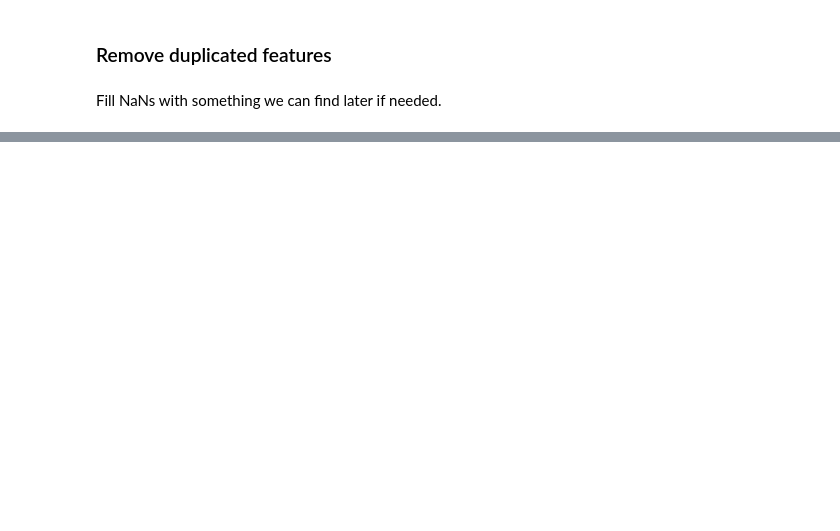
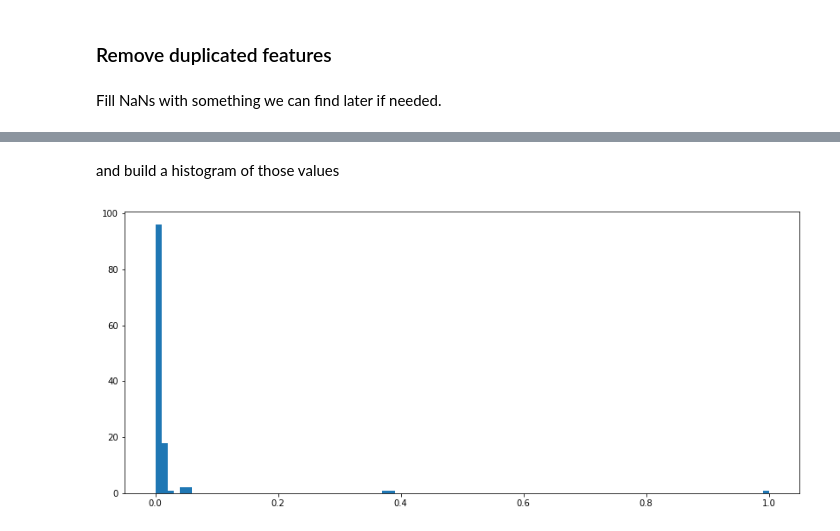
Before and after one commit to ChongFF/competitions, a Jupyter notebook: kaggle/home-credit-default-risk/Home Credit Default Risk - Basic EDA.ipynb, the cells around one changed output, grey strips where cells are left out. Drawn from its saved outputs; the diff is of its cells as text; code cells hidden in the pictures; blank space fills up the shorter version.

```diff
--- a/kaggle/home-credit-default-risk/Home Credit Default Risk - Basic EDA.ipynb
+++ b/kaggle/home-credit-default-risk/Home Credit Default Risk - Basic EDA.ipynb
@@ -48,10 +48,12 @@ def hist_it1(feat):
     feat[Y==0].hist(bins=100,range=(feat.min(),feat.max()),normed=True,alpha=0.5)
     feat[Y==1].hist(bins=100,range=(feat.min(),feat.max()),normed=True,alpha=0.5)
     plt.ylim((0,1))
+# %%
+work_dir = 'E:/temp_DataScience/'
 # %% [markdown]
 ## Read the Data
 Notice that pd.read_csv could read .csv.zip directly
 # %%
-train = pd.read_csv('application_train.csv.zip')
+train = pd.read_csv(work_dir + 'application_train.csv.zip')
 Y = train.TARGET
 # %%
@@ -191,0 +259,3 @@ Fill NaNs with something we can find later if needed.
+# %%
+nunique = train.nunique(dropna=False)
+nunique
@@ -191,0 +280,7 @@ Fill NaNs with something we can find later if needed.
+# %% [markdown]
+and build a histogram of those values
+# %%
+plt.figure(figsize=(14,6))
+_ = plt.hist(nunique.astype(float)/train.shape[0], bins=100)
+# %% [output]
+[figure, added]
```
Also changed, not shown: parts of 23 cells of this notebook.
